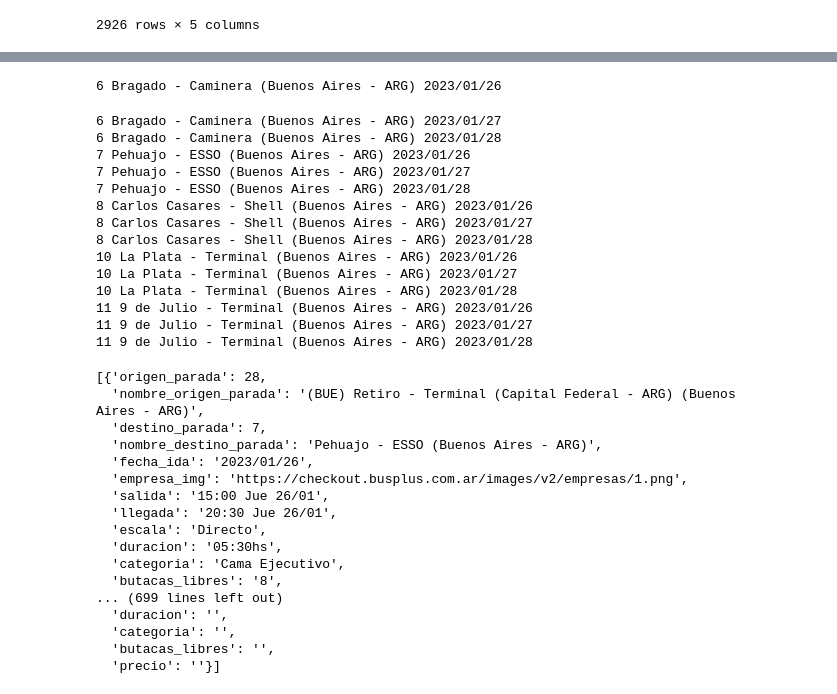
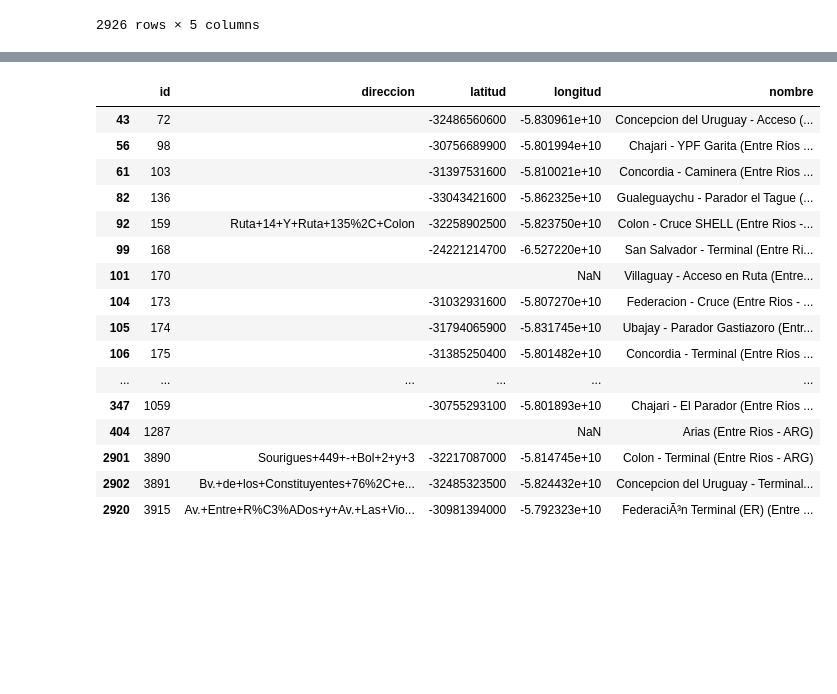
Before and after one commit to cristianbossolasco/scraper-agencias-viajes, a Jupyter notebook: scraper_busplus.ipynb, the cells around one changed output, grey strips where cells are left out. Saved outputs shown, nothing was run; the diff lists cells and outputs as text; code cells hidden in the pictures; blank space fills up the shorter version.

```diff
--- a/scraper_busplus.ipynb
+++ b/scraper_busplus.ipynb
@@ -129,6 +191,28 @@ def get_data(origen_parada, nombre_origen_parada, destino_parada, nombre_destino
+# %%
+df_paradas.query('nombre.str.contains("(Entre Rios - ARG)")', engine='python')
+# %% [output]
+|  | id | direccion | latitud | longitud | nombre |
+| 43 | 72 |  | -32486560600 | -5.830961e+10 | Concepcion del Uruguay - Acceso (... |
+| 56 | 98 |  | -30756689900 | -5.801994e+10 | Chajari - YPF Garita (Entre Rios ... |
+| 61 | 103 |  | -31397531600 | -5.810021e+10 | Concordia - Caminera (Entre Rios ... |
+| 82 | 136 |  | -33043421600 | -5.862325e+10 | Gualeguaychu - Parador el Tague (... |
+| 92 | 159 | Ruta+14+Y+Ruta+135%2C+Colon | -32258902500 | -5.823750e+10 | Colon - Cruce SHELL (Entre Rios -... |
+| 99 | 168 |  | -24221214700 | -6.527220e+10 | San Salvador - Terminal (Entre Ri... |
+| 101 | 170 |  |  | NaN | Villaguay - Acceso en Ruta (Entre... |
+| 104 | 173 |  | -31032931600 | -5.807270e+10 | Federacion - Cruce (Entre Rios - ... |
+| 105 | 174 |  | -31794065900 | -5.831745e+10 | Ubajay - Parador Gastiazoro (Entr... |
+| 106 | 175 |  | -31385250400 | -5.801482e+10 | Concordia - Terminal (Entre Rios ... |
+| ... | ... | ... | ... | ... | ... |
+| 347 | 1059 |  | -30755293100 | -5.801893e+10 | Chajari - El Parador (Entre Rios ... |
+| 404 | 1287 |  |  | NaN | Arias (Entre Rios - ARG) |
+| 2901 | 3890 | Sourigues+449+-+Bol+2+y+3 | -32217087000 | -5.814745e+10 | Colon - Terminal (Entre Rios - ARG) |
+| 2902 | 3891 | Bv.+de+los+Constituyentes+76%2C+e... | -32485323500 | -5.824432e+10 | Concepcion del Uruguay - Terminal... |
+| 2920 | 3915 | Av.+Entre+R%C3%ADos+y+Av.+Las+Vio... | -30981394000 | -5.792323e+10 | FederaciÃ³n Terminal (ER) (Entre ... |
 # %%
+# Esto es para buscar todos los destinos
 filas = df_paradas.shape[0]
-filas = 5
+filas = 5 # para que la ejecucion sea rapida solo dejo 5 destinos
+
 id_origen = 28
 nombre_origen = '(BUE) Retiro - Terminal (Capital Federal - ARG) (Buenos Aires - ARG)'
 resultado = []
@@ -152,42 +236,8 @@ for i in range(filas):
       result = get_data(28, nombre_origen, id_destino, nombre_destino, fecha)
 
       resultado.extend(result)
+
+resultado.head(5)
-# %% [output]
-6 Bragado - Caminera (Buenos Aires - ARG) 2023/01/26
-6 Bragado - Caminera (Buenos Aires - ARG) 2023/01/27
-6 Bragado - Caminera (Buenos Aires - ARG) 2023/01/28
-7 Pehuajo - ESSO (Buenos Aires - ARG) 2023/01/26
-7 Pehuajo - ESSO (Buenos Aires - ARG) 2023/01/27
-7 Pehuajo - ESSO (Buenos Aires - ARG) 2023/01/28
-8 Carlos Casares - Shell (Buenos Aires - ARG) 2023/01/26
-8 Carlos Casares - Shell (Buenos Aires - ARG) 2023/01/27
-8 Carlos Casares - Shell (Buenos Aires - ARG) 2023/01/28
-10 La Plata - Terminal (Buenos Aires - ARG) 2023/01/26
-10 La Plata - Terminal (Buenos Aires - ARG) 2023/01/27
-10 La Plata - Terminal (Buenos Aires - ARG) 2023/01/28
-11 9 de Julio - Terminal (Buenos Aires - ARG) 2023/01/26
-11 9 de Julio - Terminal (Buenos Aires - ARG) 2023/01/27
-11 9 de Julio - Terminal (Buenos Aires - ARG) 2023/01/28
-# %%
-resultado
-# %% [output]
-[{'origen_parada': 28,
-  'nombre_origen_parada': '(BUE) Retiro - Terminal (Capital Federal - ARG) (Buenos Aires - ARG)',
-  'destino_parada': 7,
-  'nombre_destino_parada': 'Pehuajo - ESSO (Buenos Aires - ARG)',
-  'fecha_ida': '2023/01/26',
-  'empresa_img': 'https://checkout.busplus.com.ar/images/v2/empresas/1.png',
-  'salida': '15:00 Jue 26/01',
-  'llegada': '20:30 Jue 26/01',
-  'escala': 'Directo',
-  'duracion': '05:30hs',
-  'categoria': 'Cama Ejecutivo',
-  'butacas_libres': '8',
-... (699 lines left out)
-  'duracion': '',
-  'categoria': '',
-  'butacas_libres': '',
-  'precio': ''}]
 # %%
 dfItem = pd.DataFrame.from_records(resultado)
 dfItem
```
Also changed, not shown: parts of 5 cells of this notebook.
